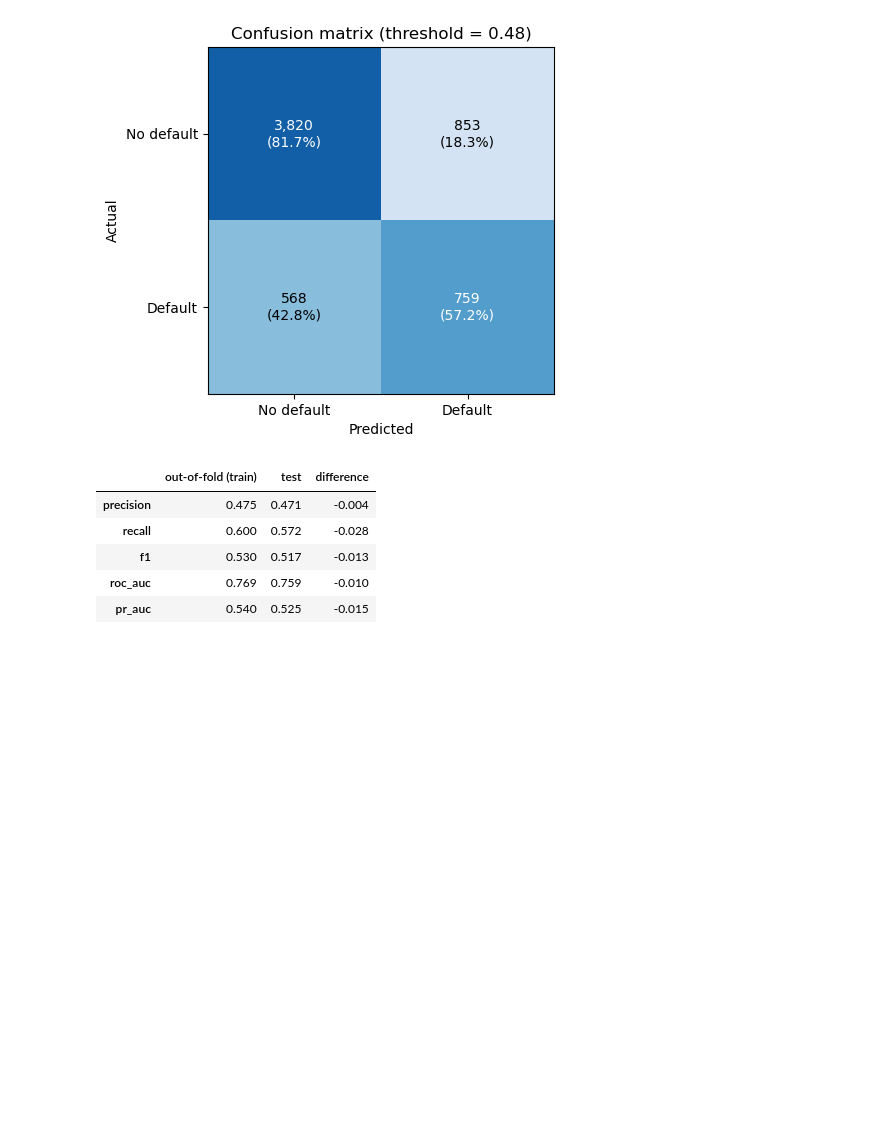
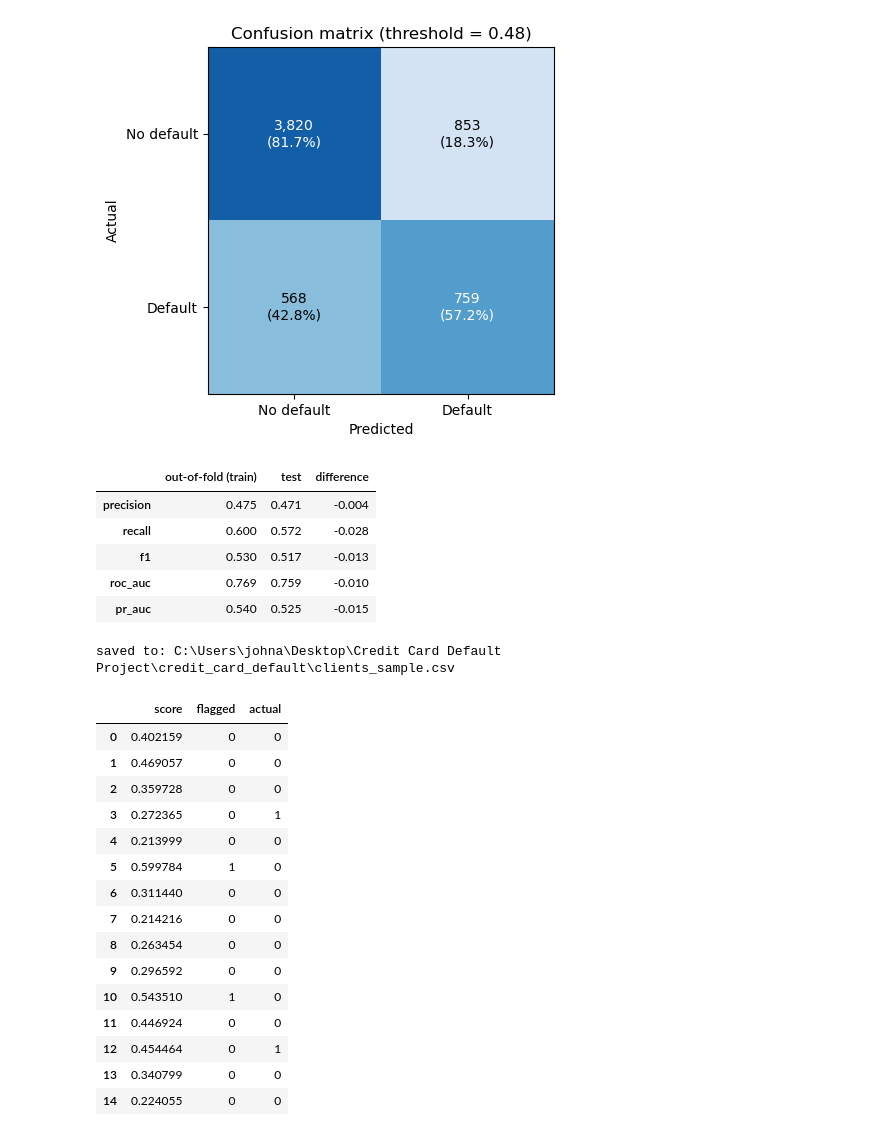
Before and after one commit to johnattanngassaki999/credit_card_default, a Jupyter notebook: notebooks/models.ipynb, the cells around one changed output. Drawn from its saved outputs; the diff is of its cells as text; code cells hidden in the pictures; blank space fills up the shorter version.

```diff
--- a/notebooks/models.ipynb
+++ b/notebooks/models.ipynb
@@ -220,3 +220,34 @@ results.to_csv(PROJECT_ROOT / cfg["paths"]["reports_dir"] / "test_results.csv")
 | f1 | 0.530 | 0.517 | -0.013 |
 | roc_auc | 0.769 | 0.759 | -0.010 |
 | pr_auc | 0.540 | 0.525 | -0.015 |
+# %%
+from credit_card_default.config import PROJECT_ROOT
+
+sample_path = PROJECT_ROOT / "clients_sample.csv"
+X_test.head(15).to_csv(sample_path, index=False)
+print("saved to:", sample_path)
+# %% [output]
+saved to: C:\Users\johna\Desktop\Credit Card Default Project\credit_card_default\clients_sample.csv
+# %%
+import pandas as pd
+
+pred = pd.read_csv(PROJECT_ROOT / "predictions.csv")
+pred["actual"] = y_test.head(15).values   # same order as the sample
+pred[["score", "flagged", "actual"]]
+# %% [output]
+|  | score | flagged | actual |
+| 0 | 0.402159 | 0 | 0 |
+| 1 | 0.469057 | 0 | 0 |
+| 2 | 0.359728 | 0 | 0 |
+| 3 | 0.272365 | 0 | 1 |
+| 4 | 0.213999 | 0 | 0 |
+| 5 | 0.599784 | 1 | 0 |
+| 6 | 0.311440 | 0 | 0 |
+| 7 | 0.214216 | 0 | 0 |
+| 8 | 0.263454 | 0 | 0 |
+| 9 | 0.296592 | 0 | 0 |
+| 10 | 0.543510 | 1 | 0 |
+| 11 | 0.446924 | 0 | 0 |
+| 12 | 0.454464 | 0 | 1 |
+| 13 | 0.340799 | 0 | 0 |
+| 14 | 0.224055 | 0 | 0 |
```
Also changed, not shown: 6 other files.
